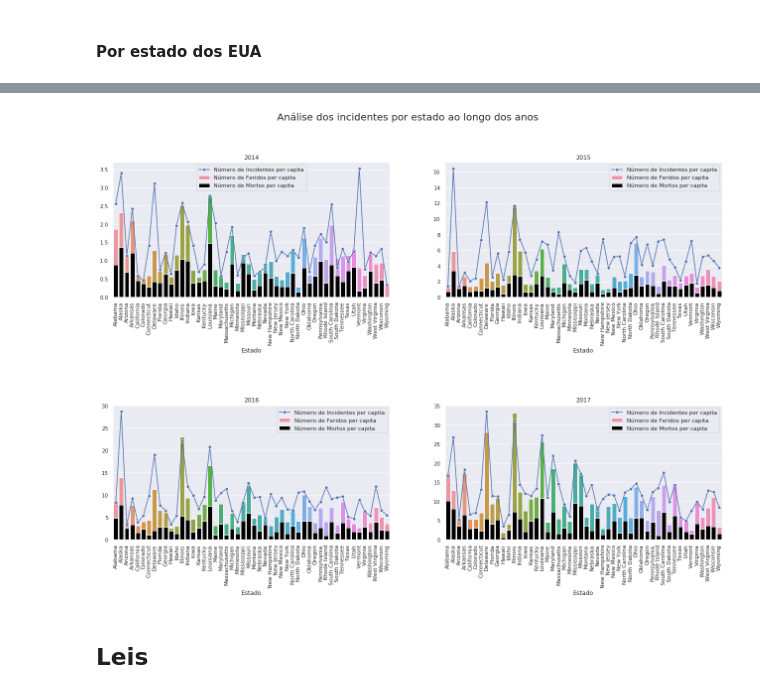
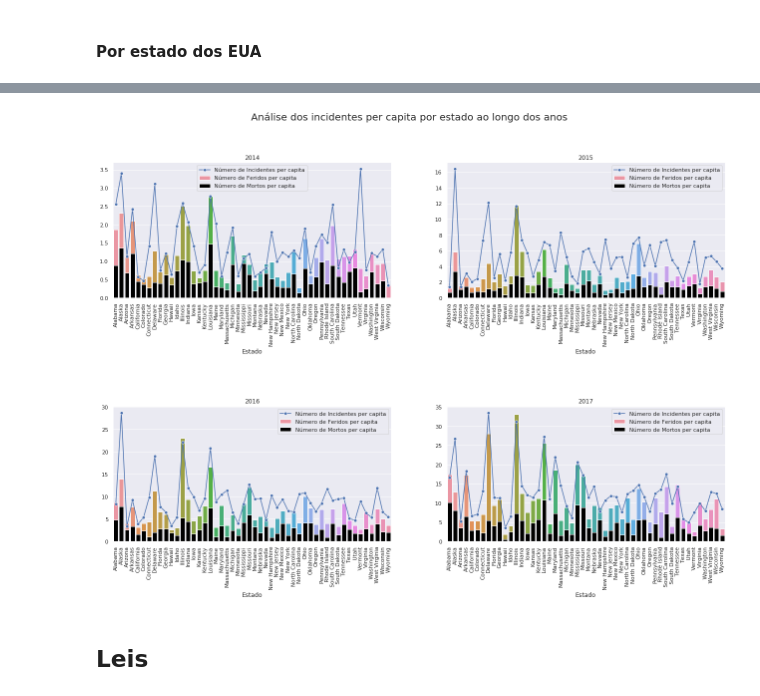
Before and after one commit to PedroPrisxzma/DataScience-Project, a Jupyter notebook: notebooks/Exploratory_Analysis.ipynb, the cells around one changed output, grey strips where cells are left out. Saved outputs shown, nothing was run; the diff lists cells and outputs as text; code cells hidden in the pictures.

```diff
--- a/notebooks/Exploratory_Analysis.ipynb
+++ b/notebooks/Exploratory_Analysis.ipynb
@@ -277,33 +277,33 @@ plt.show()
 # %%
 fig = plt.figure(figsize=(22, 14))
 fig.subplots_adjust(hspace=0.8, wspace=0.2)
-fig.suptitle('Análise dos incidentes por estado ao longo dos anos', fontsize=20)
+fig.suptitle('Análise dos incidentes per capita por estado ao longo dos anos', fontsize=20)
 
 for index, year in enumerate(range(2014, 2018)):
     ax = fig.add_subplot(2,2,index+1)
     states[f'killed_injured_per_capita_{year}'] = (states[f'injured_per_capita_{year}'] +
                                                    states[f'killed_per_capita_{year}'])
 
     # Define o plot
     sns.lineplot(x='state', y=f'incidents_per_capita_{year}', marker='o',
                          data=states, label='Número de Incidentes per capita', sort=False)
     sns.barplot(x='state', y=f'killed_injured_per_capita_{year}',
                          data=states, label='Número de Feridos per capita')
     sns.barplot(x='state', y=f'killed_per_capita_{year}', color="black",
                          data=states,label='Número de Mortos per capita')
     # Título do plot
     plt.title(year)
     # Nome do eixo x
     plt.xlabel('Estado')
     # Nome do eixo y
     plt.ylabel('')
     # Rotaciona nomes no eixo x
     plt.xticks(rotation=90)
     plt.legend()
 plt.savefig('../resultados/incidentes_estado_percapita_ano.png')
 plt.show()
 # %% [output]
-[figure, old version]
+[figure, new version]
 # %% [markdown]
 ## Leis
 # %%
```
Also changed, not shown: parts of 7 cells of this notebook, 17 other files.
